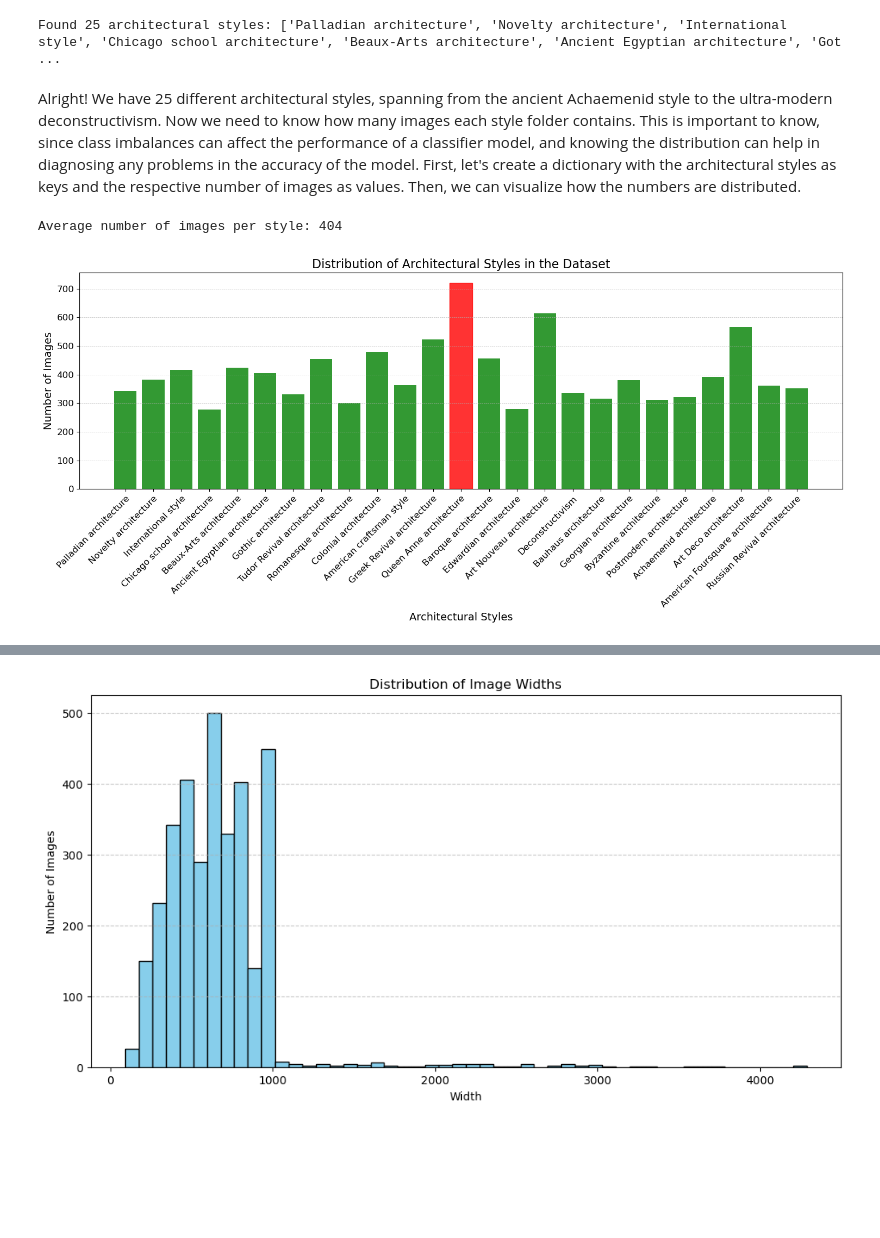
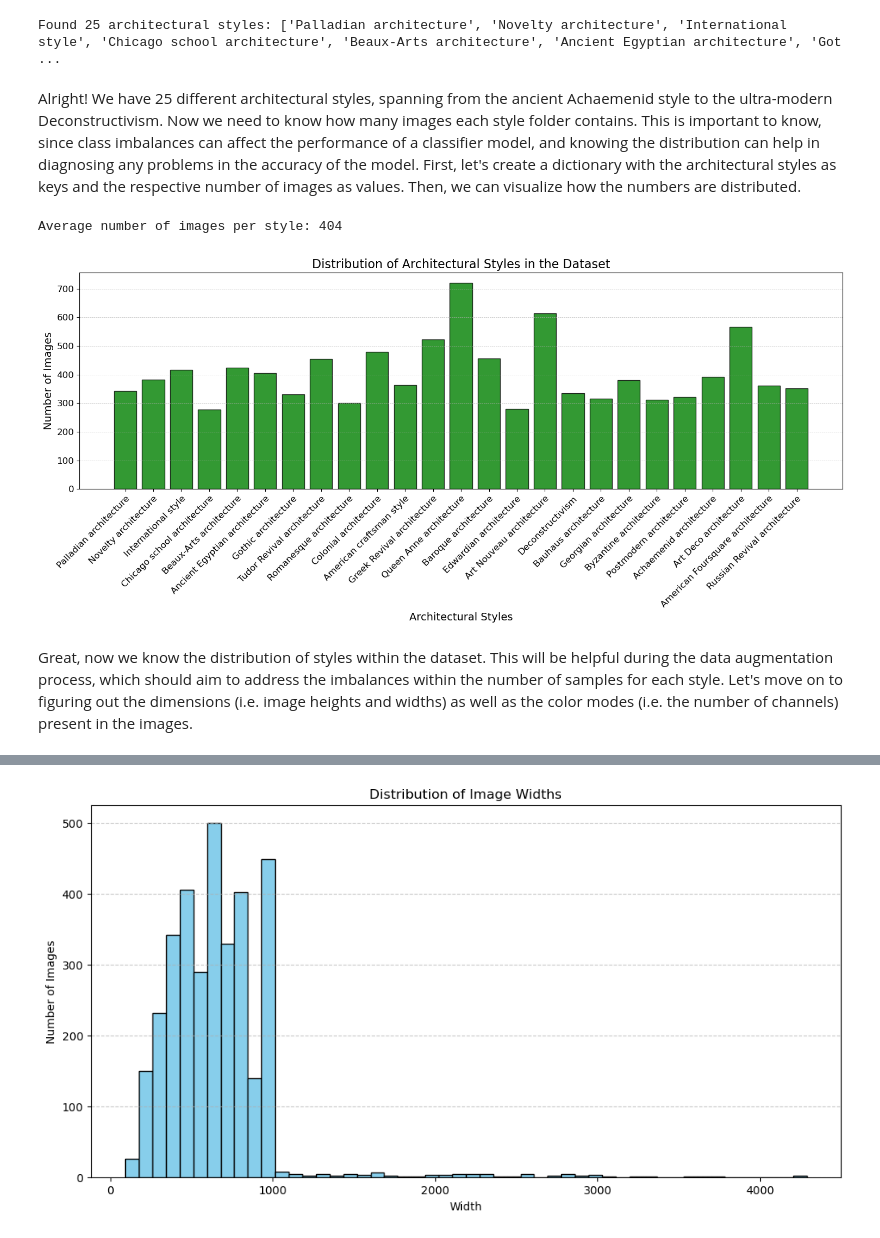
Before and after one commit to AttePiltonen/architectural_classifier, a Jupyter notebook: EDA.ipynb, the cells around one changed output, grey strips where cells are left out. Cells and saved outputs as stored; diff of their text form; code cells hidden in the pictures; blank space fills up the shorter version.

```diff
--- a/EDA.ipynb
+++ b/EDA.ipynb
@@ -20,7 +20,7 @@ print(f"Found {len(styles)} architectural styles: {styles}")
 # %% [output]
 Found 25 architectural styles: ['Palladian architecture', 'Novelty architecture', 'International style', 'Chicago school architecture', 'Beaux-Arts architecture', 'Ancient Egyptian architecture', 'Got ...
 # %% [markdown]
-Alright! We have 25 different architectural styles, spanning from the ancient Achaemenid style to the ultra-modern deconstructivism. Now we need to know how many images each style folder contains. This is important to know, since class imbalances can affect the performance of a classifier model, and knowing the distribution can help in diagnosing any problems in the accuracy of the model. First, let's create a dictionary with the architectural styles as keys and the respective number of images as values. Then, we can visualize how the numbers are distributed.
+Alright! We have 25 different architectural styles, spanning from the ancient Achaemenid style to the ultra-modern Deconstructivism. Now we need to know how many images each style folder contains. This is important to know, since class imbalances can affect the performance of a classifier model, and knowing the distribution can help in diagnosing any problems in the accuracy of the model. First, let's create a dictionary with the architectural styles as keys and the respective number of images as values. Then, we can visualize how the numbers are distributed.
 # %%
 style_counts = {}
 for style in styles:
@@ -34,30 +34,23 @@ Average number of images per style: 404
 # %%
 # Set the figure size and color for the bars
 plt.figure(figsize=(15, 7))
 color = 'green'
 
-# Plot the data
-bars = plt.bar(style_counts.keys(), style_counts.values(), color=color, alpha=0.8)
-
-# Highlight the bar with the highest value
-max_val = max(style_counts.values())
-bars[np.argmax(list(style_counts.values()))].set_color('red')
-
-# Set labels, title, and add grid
+bars = plt.bar(style_counts.keys(), style_counts.values(), color=color, alpha=0.8, edgecolor='black')
 plt.xlabel('Architectural Styles', fontsize=14)
 plt.ylabel('Number of Images', fontsize=14)
 plt.xticks(rotation=45, ha="right", fontsize=12, rotation_mode='anchor')
 plt.yticks(fontsize=12)
 plt.title('Distribution of Architectural Styles in the Dataset', fontsize=16)
 plt.grid(axis='y', linestyle='--', linewidth=0.5, alpha=0.9)
 
 # Use tight layout to ensure everything fits
 plt.tight_layout()
-
-# Display the graph
 plt.show()
 # %% [output]
-[figure, old version]
+[figure, new version]
+# %% [markdown]
+Great, now we know the distribution of styles within the dataset. This will be helpful during the data augmentation process, which should aim to address the imbalances within the number of samples for each style. Let's move on to figuring out the dimensions (i.e. image heights and widths) as well as the color modes (i.e. the number of channels) present in the images.
 # %%
 # Initialize variables
 dimensions = set()
```
Also changed, not shown: parts of 7 cells of this notebook.
